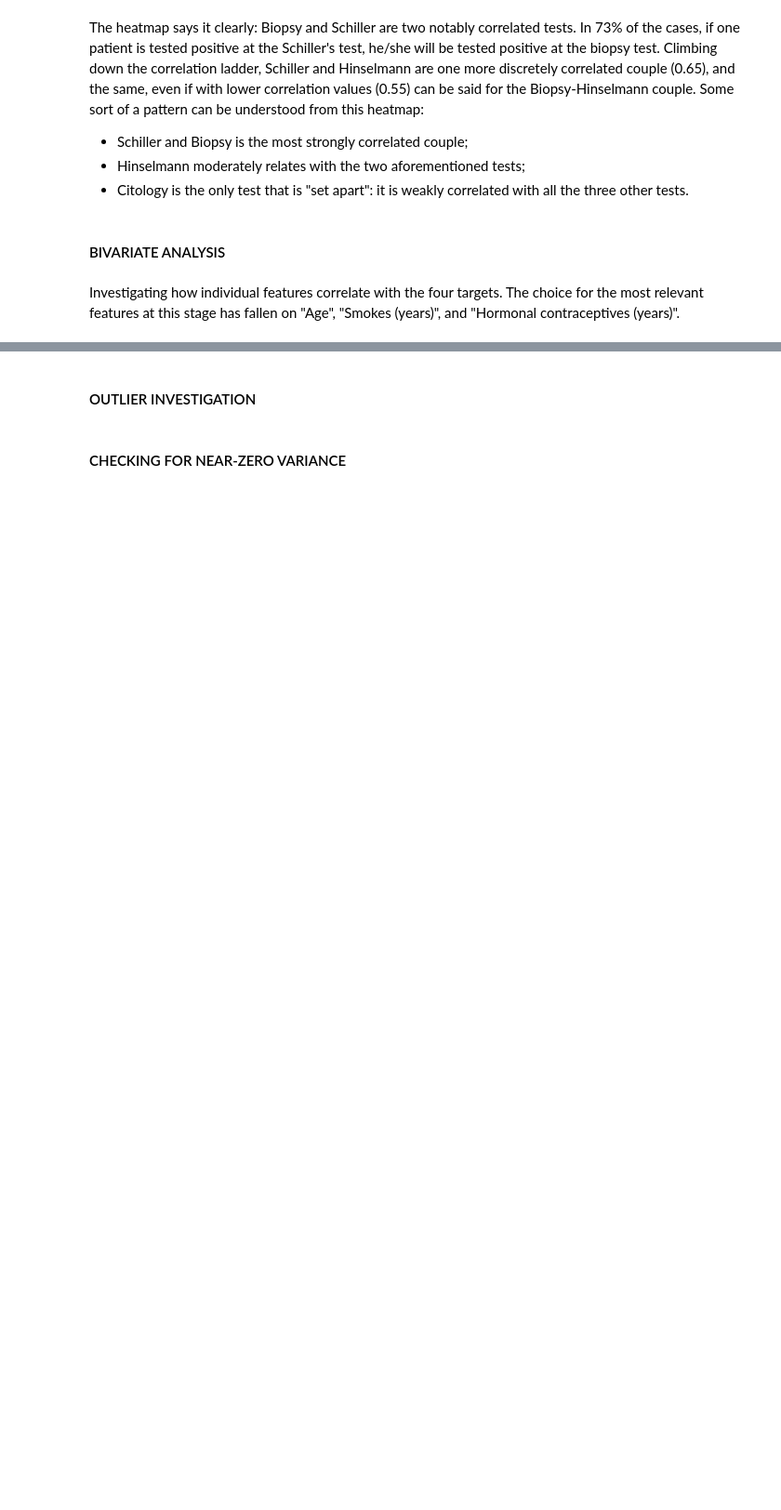
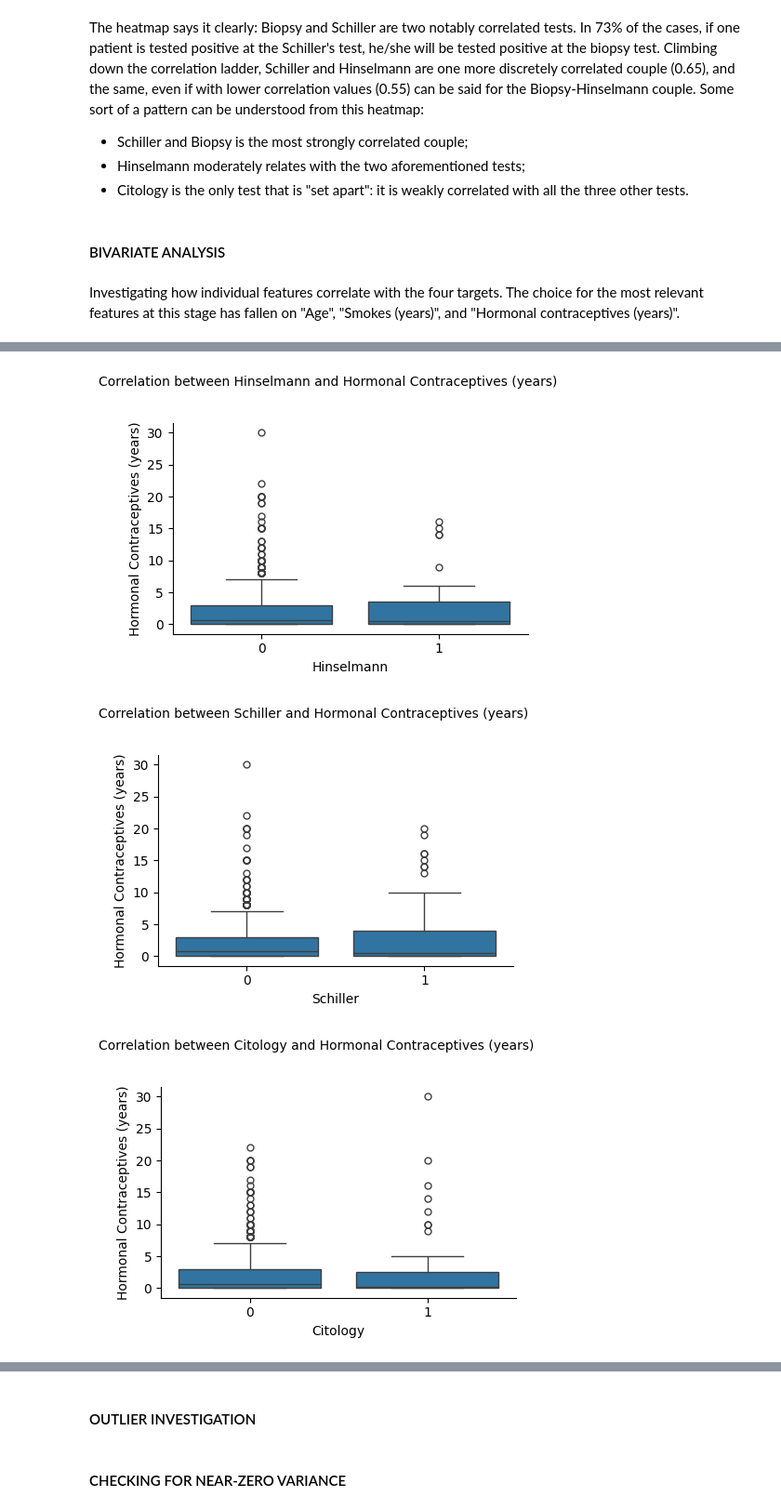
Before and after one commit to Filippo7206/unibo-dtm-ml-2526-cervical-cancer-predictor, a Jupyter notebook: notebooks/02_eda.ipynb, the cells around one changed output, grey strips where cells are left out. Shown at 93% size. Drawn from its saved outputs; the diff is of its cells as text; code cells hidden in the pictures; blank space fills up the shorter version.

Commit message:
Completing relationship discovery.

```diff
--- a/notebooks/02_eda.ipynb
+++ b/notebooks/02_eda.ipynb
@@ -192,0 +221,14 @@ for targ in targets:
+# %%
+#Hormonal contraceptives (years) relationship discovery with the four target variables
+#boxplots will likely be smashed towards 0 because, contrarily to smoking,
+#many more people use hormonal contraceptives, but the duration of usage is still heavily skewed towards shoert-term use
+#boxplots are sufficient in this case because outliers and the boxplots features are more visible
+for targ in targets:
+    Plot = sns.catplot(x=targ, y="Hormonal Contraceptives (years)", kind="box",
+                    data=df, height=3, aspect=1.5)
+    Plot.fig.suptitle(f'Correlation between {targ} and Hormonal Contraceptives (years)', size=10, y=1.12)
+    plt.show()
+# %% [output]
+[figure, added]
+[figure, added]
+[figure, added]
```
Also changed, not shown: parts of 10 cells of this notebook.
